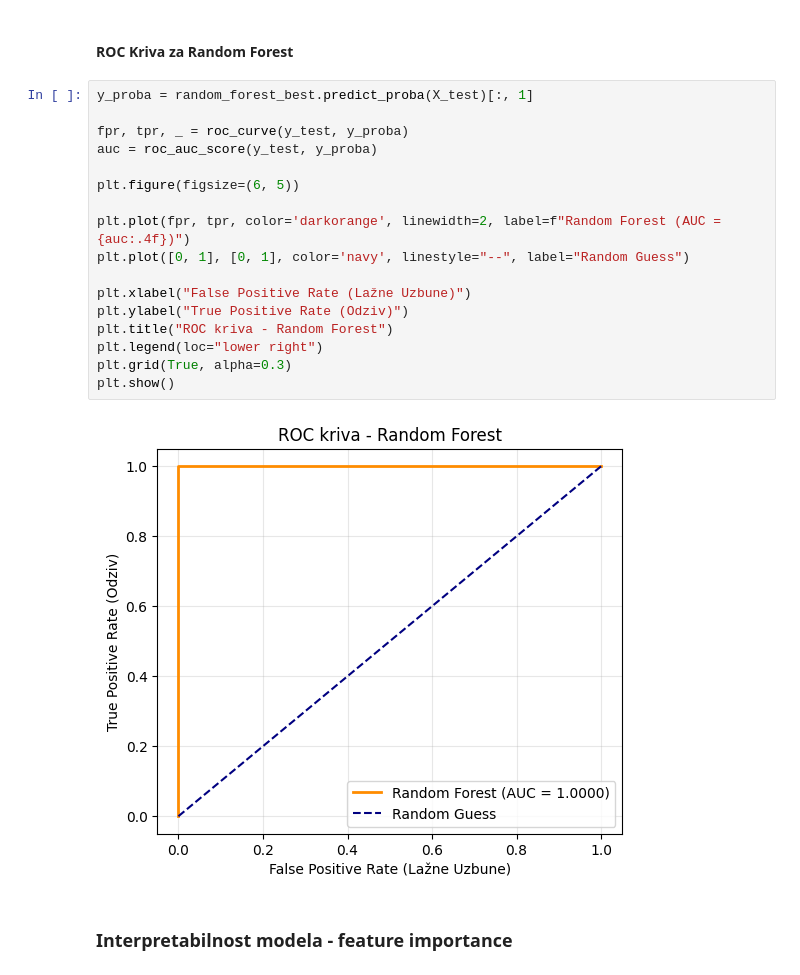
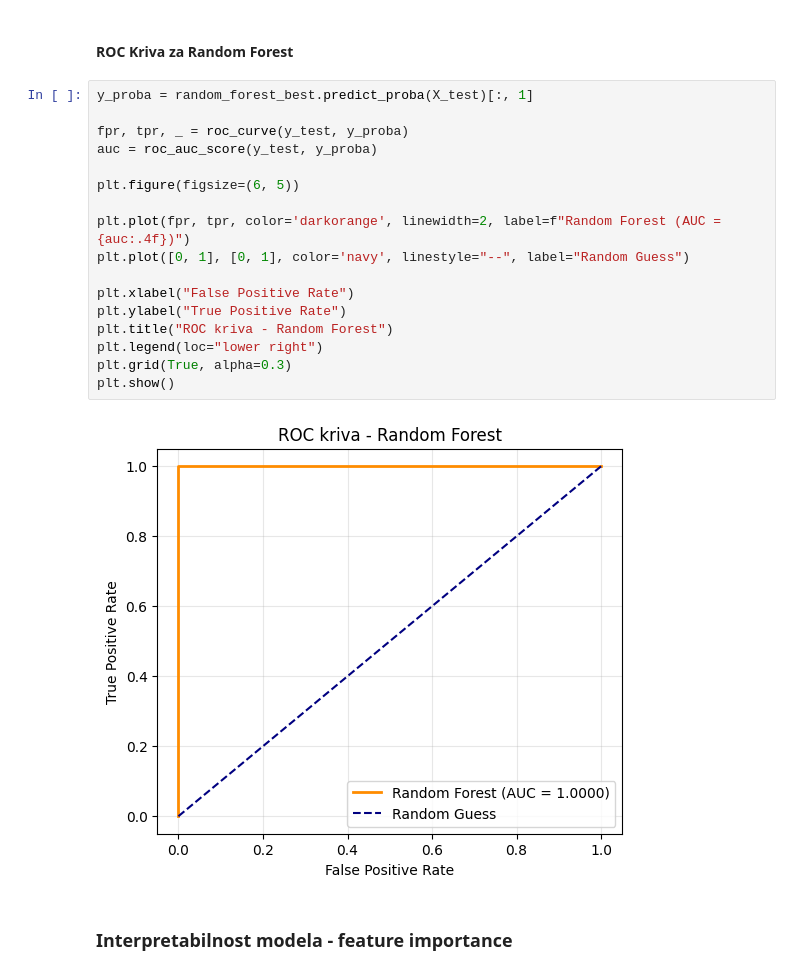
Before and after one commit to alxcek/mas-ai, a Jupyter notebook: machine_learning/01_mushroom_classification/classification.ipynb, the cells around one changed output. Saved outputs shown, nothing was run; the diff lists cells and outputs as text.

```diff
--- a/machine_learning/01_mushroom_classification/classification.ipynb
+++ b/machine_learning/01_mushroom_classification/classification.ipynb
@@ -702,22 +702,22 @@ Otrovna (Poisinous)       1.00      1.00      1.00       783
 # %%
 y_proba = random_forest_best.predict_proba(X_test)[:, 1]
 
 fpr, tpr, _ = roc_curve(y_test, y_proba)
 auc = roc_auc_score(y_test, y_proba)
 
 plt.figure(figsize=(6, 5))
 
 plt.plot(fpr, tpr, color='darkorange', linewidth=2, label=f"Random Forest (AUC = {auc:.4f})")
 plt.plot([0, 1], [0, 1], color='navy', linestyle="--", label="Random Guess")
 
-plt.xlabel("False Positive Rate (Lažne Uzbune)")
-plt.ylabel("True Positive Rate (Odziv)")
+plt.xlabel("False Positive Rate")
+plt.ylabel("True Positive Rate")
 plt.title("ROC kriva - Random Forest")
 plt.legend(loc="lower right")
 plt.grid(True, alpha=0.3)
 plt.show()
 # %% [output]
-[figure, old version]
+[figure, new version]
 # %% [markdown]
 ### Interpretabilnost modela - feature importance
 # %%
```
Also changed, not shown: parts of 3 cells of this notebook.
